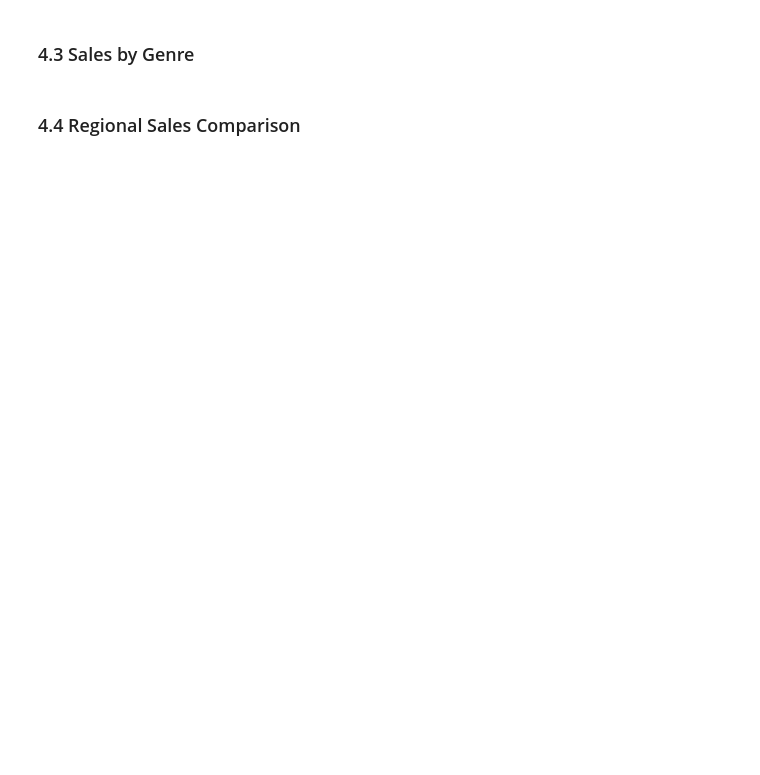
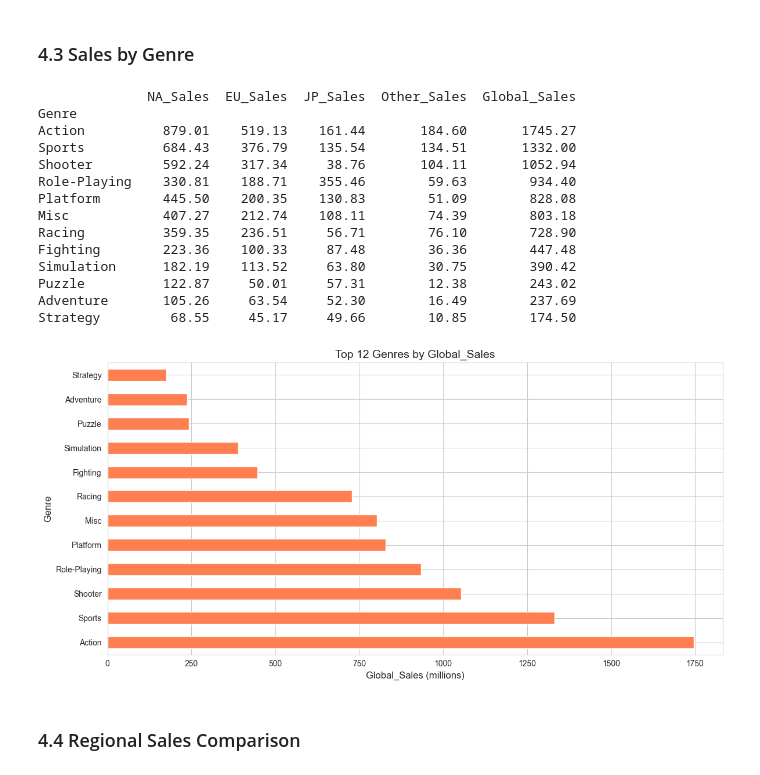
Before and after one commit to nay-gupta/video-game-eda, a Jupyter notebook: notebooks/video_game_sales_eda.ipynb, the cells around one changed output. Drawn from its saved outputs; the diff is of its cells as text; code cells hidden in the pictures; blank space fills up the shorter version.

```diff
--- a/notebooks/video_game_sales_eda.ipynb
+++ b/notebooks/video_game_sales_eda.ipynb
@@ -109,11 +175,27 @@ print("Example: df = load_video_game_data('../data/raw/video_game_sales.csv')")
 ### 4.3 Sales by Genre
 # %%
 # Analyze sales by genre
-# genre_sales = get_sales_by_genre(df_clean)
-# print(genre_sales)
+genre_sales = get_sales_by_genre(df_clean)
+print(genre_sales)
 
 # Visualize top genres
-# plot_top_genres(df_clean, n=12)
+plot_top_genres(df_clean, n=12)
+# %% [output]
+              NA_Sales  EU_Sales  JP_Sales  Other_Sales  Global_Sales
+Genre
+Action          879.01    519.13    161.44       184.60       1745.27
+Sports          684.43    376.79    135.54       134.51       1332.00
+Shooter         592.24    317.34     38.76       104.11       1052.94
+Role-Playing    330.81    188.71    355.46        59.63        934.40
+Platform        445.50    200.35    130.83        51.09        828.08
+Misc            407.27    212.74    108.11        74.39        803.18
+Racing          359.35    236.51     56.71        76.10        728.90
+Fighting        223.36    100.33     87.48        36.36        447.48
+Simulation      182.19    113.52     63.80        30.75        390.42
+Puzzle          122.87     50.01     57.31        12.38        243.02
+Adventure       105.26     63.54     52.30        16.49        237.69
+Strategy         68.55     45.17     49.66        10.85        174.50
+[figure, added]
 # %% [markdown]
 ### 4.4 Regional Sales Comparison
 # %%
```
Also changed, not shown: parts of 14 cells of this notebook, 1 other file.
